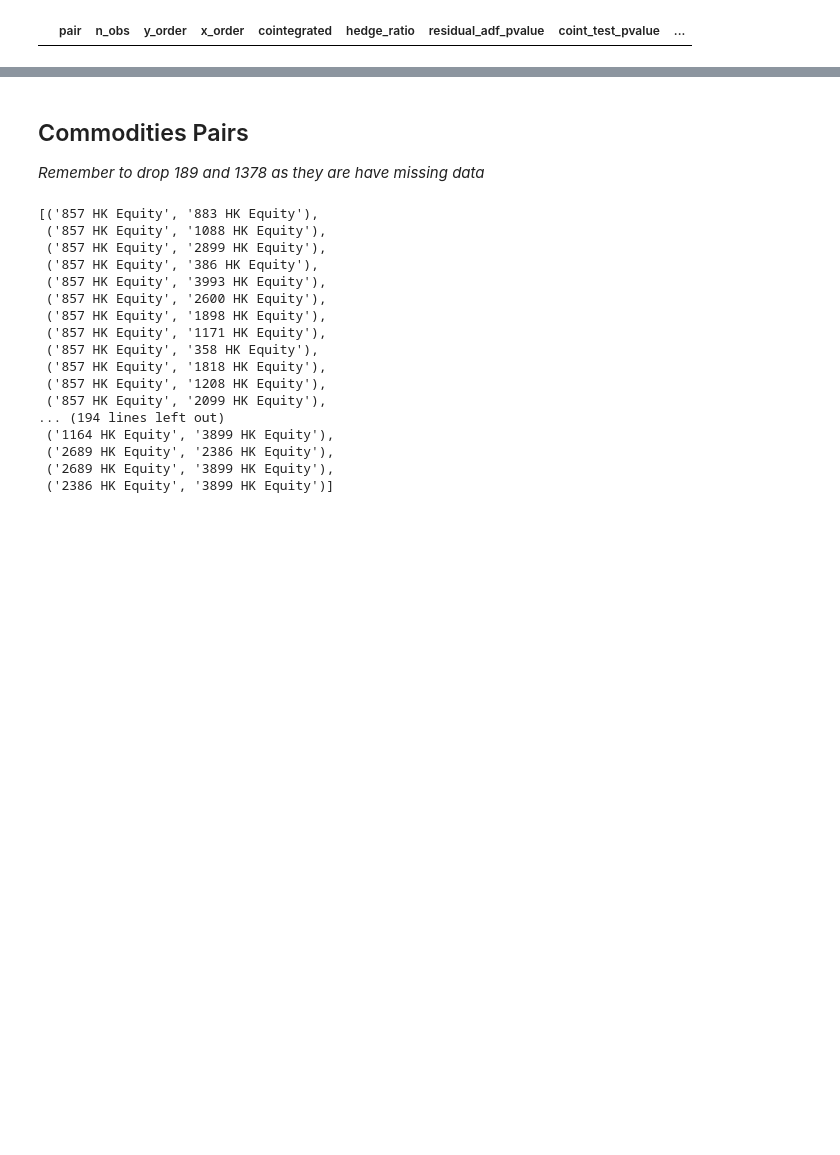
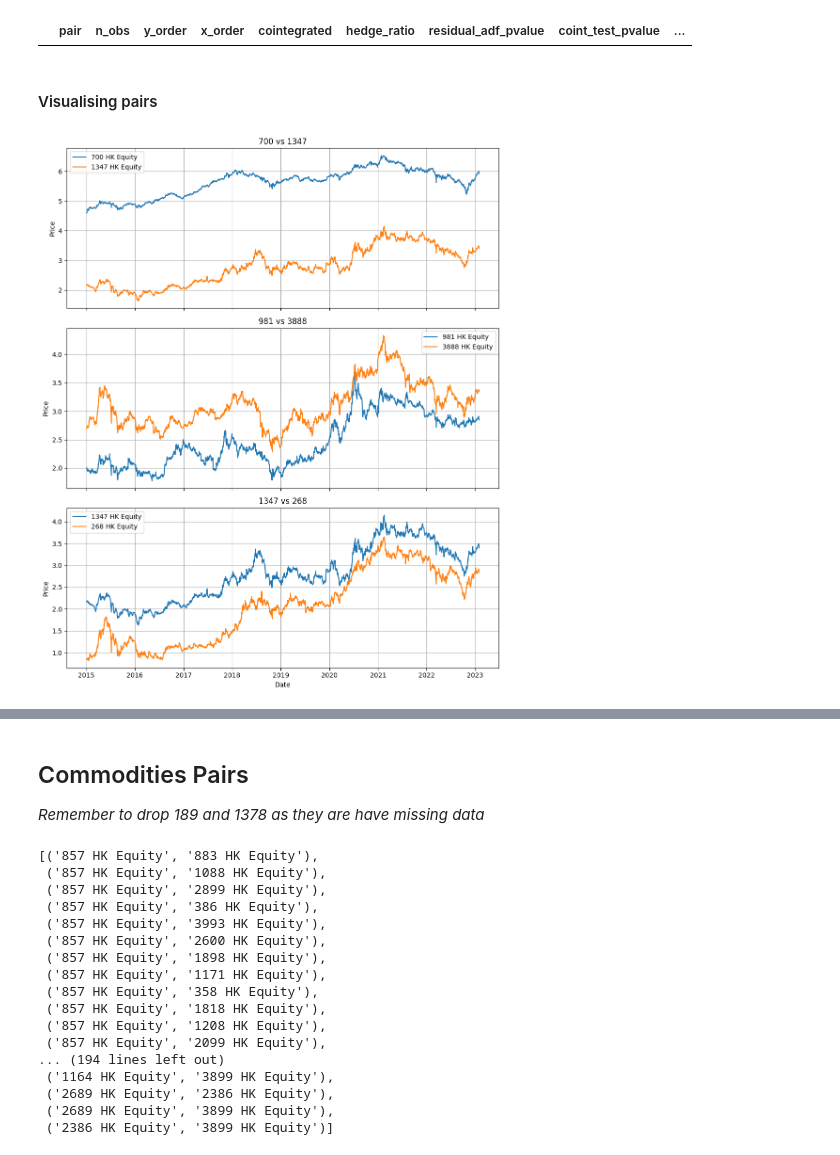
Before and after one commit to hivan04/applied-project-06039211, a Jupyter notebook: scripts/main.ipynb, the cells around one changed output, grey strips where cells are left out. Cells and saved outputs as stored; diff of their text form; code cells hidden in the pictures; blank space fills up the shorter version.

```diff
--- a/scripts/main.ipynb
+++ b/scripts/main.ipynb
@@ -482,3 +483,36 @@ weaker_pairs_t = summary_t[
 weaker_pairs_t.sort_values("coint_test_pvalue").head(10)
 # %% [output]
 |  | pair | n_obs | y_order | x_order | cointegrated | hedge_ratio | residual_adf_pvalue | coint_test_pvalue | ... |
+# %% [markdown]
+#### Visualising pairs
+# %%
+# Log Price Plot
+
+fig, axes = plt.subplots(3, 1, figsize=(10, 12), sharex=True)
+
+# Plot 1
+sns.lineplot(ax=axes[0], x=df1.index, y=df1["700 HK Equity"], label="700 HK Equity")
+sns.lineplot(ax=axes[0], x=df1.index, y=df1["1347 HK Equity"], label="1347 HK Equity")
+axes[0].set_title("700 vs 1347")
+
+# Plot 2
+sns.lineplot(ax=axes[1], x=df1.index, y=df1["981 HK Equity"], label="981 HK Equity")
+sns.lineplot(ax=axes[1], x=df1.index, y=df1["3888 HK Equity"], label="3888 HK Equity")
+axes[1].set_title("981 vs 3888")
+
+# Plot 3
+sns.lineplot(ax=axes[2], x=df1.index, y=df1["1347 HK Equity"], label="1347 HK Equity")
+sns.lineplot(ax=axes[2], x=df1.index, y=df1["268 HK Equity"], label="268 HK Equity")
+axes[2].set_title("1347 vs 268")
+
+# Labels
+for ax in axes:
+    ax.set_ylabel("Price")
+    ax.grid(True)
+
+axes[-1].set_xlabel("Date")
+
+plt.tight_layout()
+plt.show()
+# %% [output]
+[figure, added]
```
Also changed, not shown: parts of 4 cells of this notebook, 1 other file.
